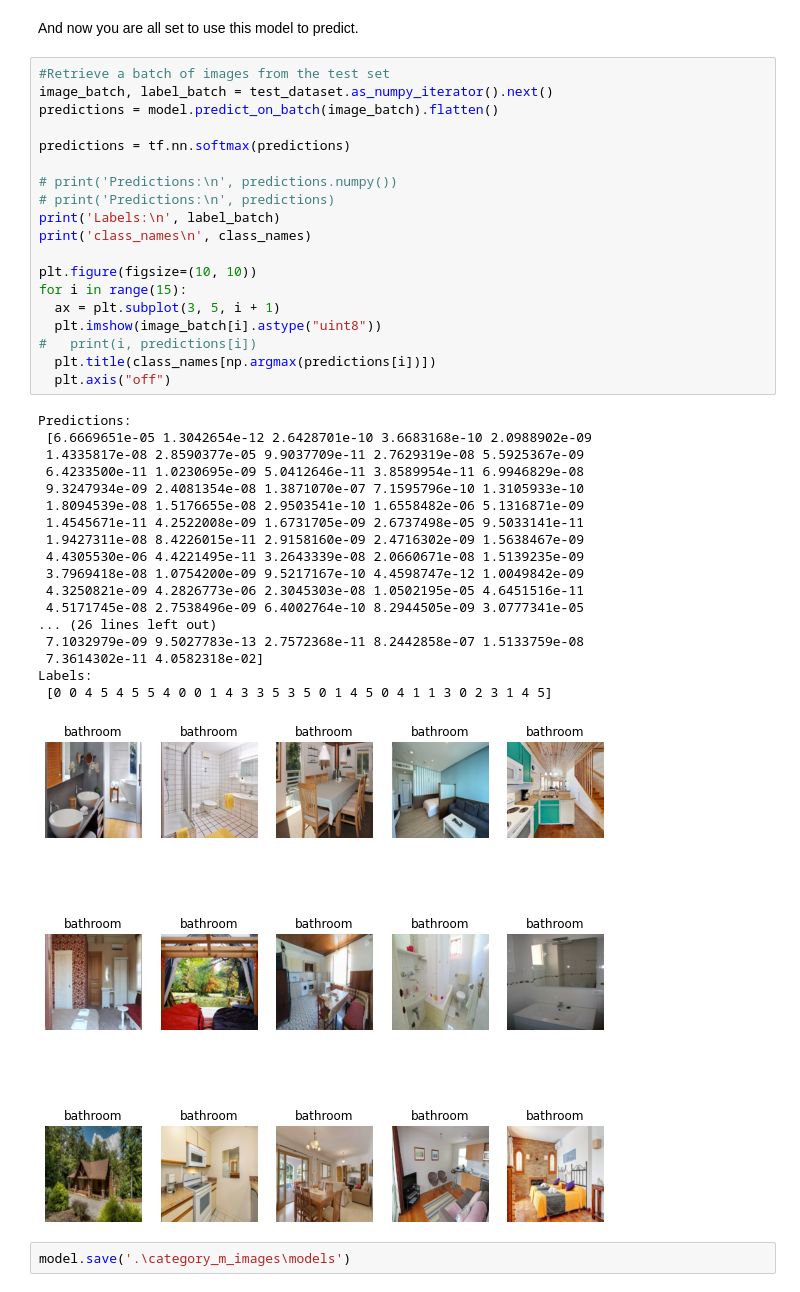
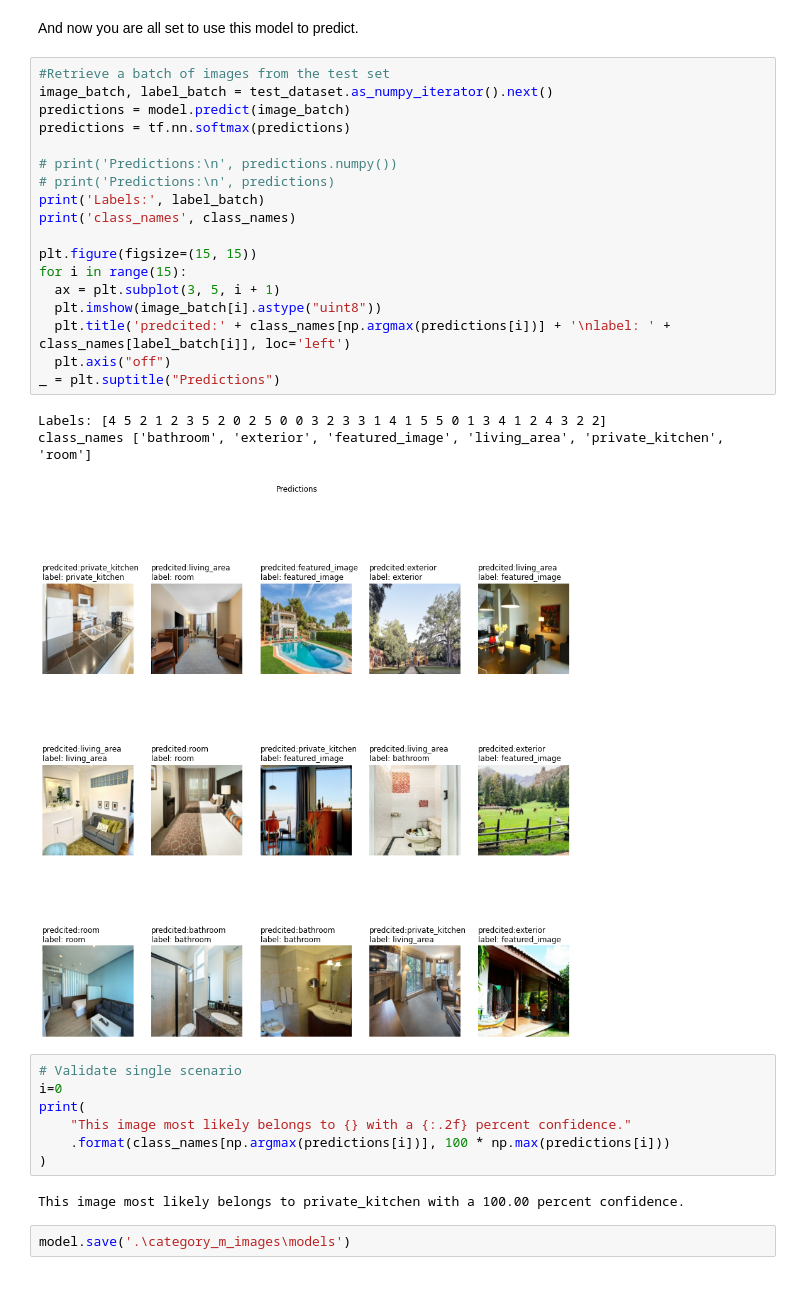
Before and after one commit to id90t/Hotel-Data-Processing, a Jupyter notebook: image/transfer_learning_hotel.ipynb, the cells around one changed output. Drawn from its saved outputs; the diff is of its cells as text.

Commit message:
HOTEL-5670 TECH SPIKE update Hotel-Data-Processing repo to include image classification ML model Fixed the prediction plot for transfer learn notebook

```diff
--- a/image/transfer_learning_hotel.ipynb
+++ b/image/transfer_learning_hotel.ipynb
@@ -536,41 +519,34 @@ And now you are all set to use this model to predict.
 # %%
 #Retrieve a batch of images from the test set
 image_batch, label_batch = test_dataset.as_numpy_iterator().next()
-predictions = model.predict_on_batch(image_batch).flatten()
-
+predictions = model.predict(image_batch)
 predictions = tf.nn.softmax(predictions)
 
 # print('Predictions:\n', predictions.numpy())
 # print('Predictions:\n', predictions)
-print('Labels:\n', label_batch)
-print('class_names\n', class_names)
+print('Labels:', label_batch)
+print('class_names', class_names)
 
-plt.figure(figsize=(10, 10))
+plt.figure(figsize=(15, 15))
 for i in range(15):
   ax = plt.subplot(3, 5, i + 1)
   plt.imshow(image_batch[i].astype("uint8"))
-#   print(i, predictions[i])
-  plt.title(class_names[np.argmax(predictions[i])])
+  plt.title('predcited:' + class_names[np.argmax(predictions[i])] + '\nlabel: ' + class_names[label_batch[i]], loc='left')
   plt.axis("off")
+_ = plt.suptitle("Predictions")
 # %% [output]
-Predictions:
- [6.6669651e-05 1.3042654e-12 2.6428701e-10 3.6683168e-10 2.0988902e-09
- 1.4335817e-08 2.8590377e-05 9.9037709e-11 2.7629319e-08 5.5925367e-09
- 6.4233500e-11 1.0230695e-09 5.0412646e-11 3.8589954e-11 6.9946829e-08
- 9.3247934e-09 2.4081354e-08 1.3871070e-07 7.1595796e-10 1.3105933e-10
- 1.8094539e-08 1.5176655e-08 2.9503541e-10 1.6558482e-06 5.1316871e-09
- 1.4545671e-11 4.2522008e-09 1.6731705e-09 2.6737498e-05 9.5033141e-11
- 1.9427311e-08 8.4226015e-11 2.9158160e-09 2.4716302e-09 1.5638467e-09
- 4.4305530e-06 4.4221495e-11 3.2643339e-08 2.0660671e-08 1.5139235e-09
- 3.7969418e-08 1.0754200e-09 9.5217167e-10 4.4598747e-12 1.0049842e-09
- 4.3250821e-09 4.2826773e-06 2.3045303e-08 1.0502195e-05 4.6451516e-11
- 4.5171745e-08 2.7538496e-09 6.4002764e-10 8.2944505e-09 3.0777341e-05
-... (26 lines left out)
- 7.1032979e-09 9.5027783e-13 2.7572368e-11 8.2442858e-07 1.5133759e-08
- 7.3614302e-11 4.0582318e-02]
-Labels:
- [0 0 4 5 4 5 5 4 0 0 1 4 3 3 5 3 5 0 1 4 5 0 4 1 1 3 0 2 3 1 4 5]
+Labels: [4 5 2 1 2 3 5 2 0 2 5 0 0 3 2 3 3 1 4 1 5 5 0 1 3 4 1 2 4 3 2 2]
+class_names ['bathroom', 'exterior', 'featured_image', 'living_area', 'private_kitchen', 'room']
-[figure, old version]
+[figure, new version]
+# %%
+# Validate single scenario
+i=0
+print(
+    "This image most likely belongs to {} with a {:.2f} percent confidence."
+    .format(class_names[np.argmax(predictions[i])], 100 * np.max(predictions[i]))
+)
+# %% [output]
+This image most likely belongs to private_kitchen with a 100.00 percent confidence.
 # %%
 model.save('.\category_m_images\models')
 # %% [output]
```
Also changed, not shown: parts of 15 cells of this notebook, 1 other file.
